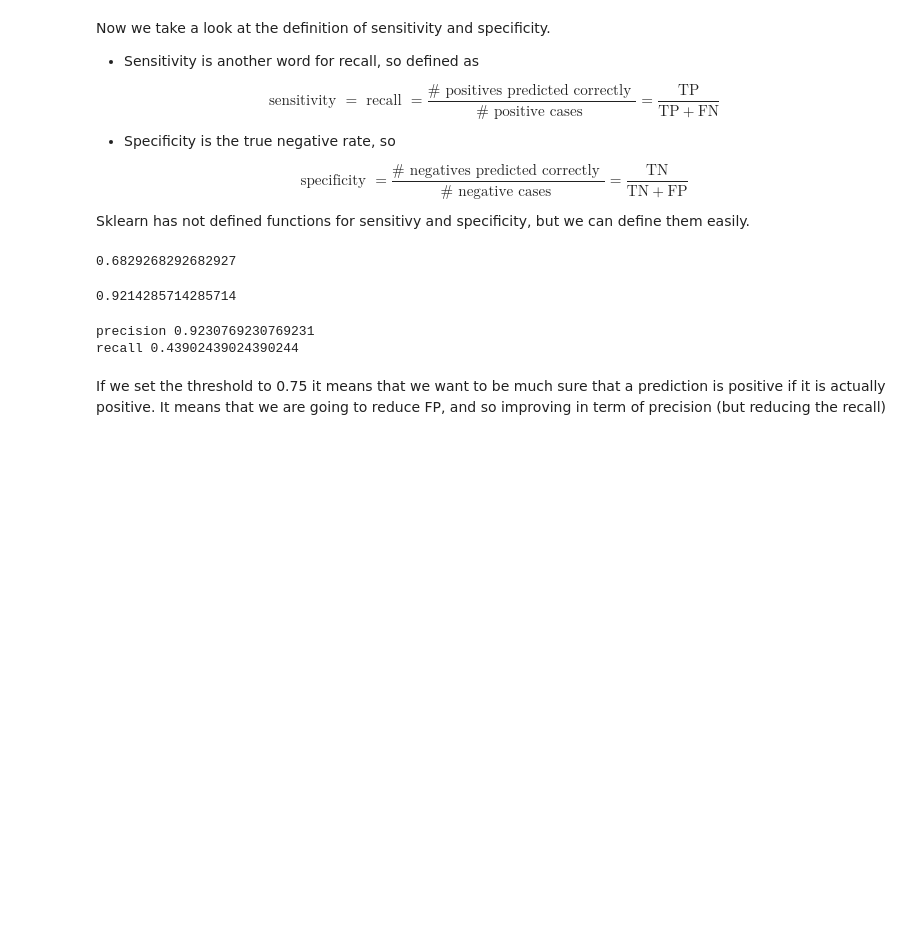
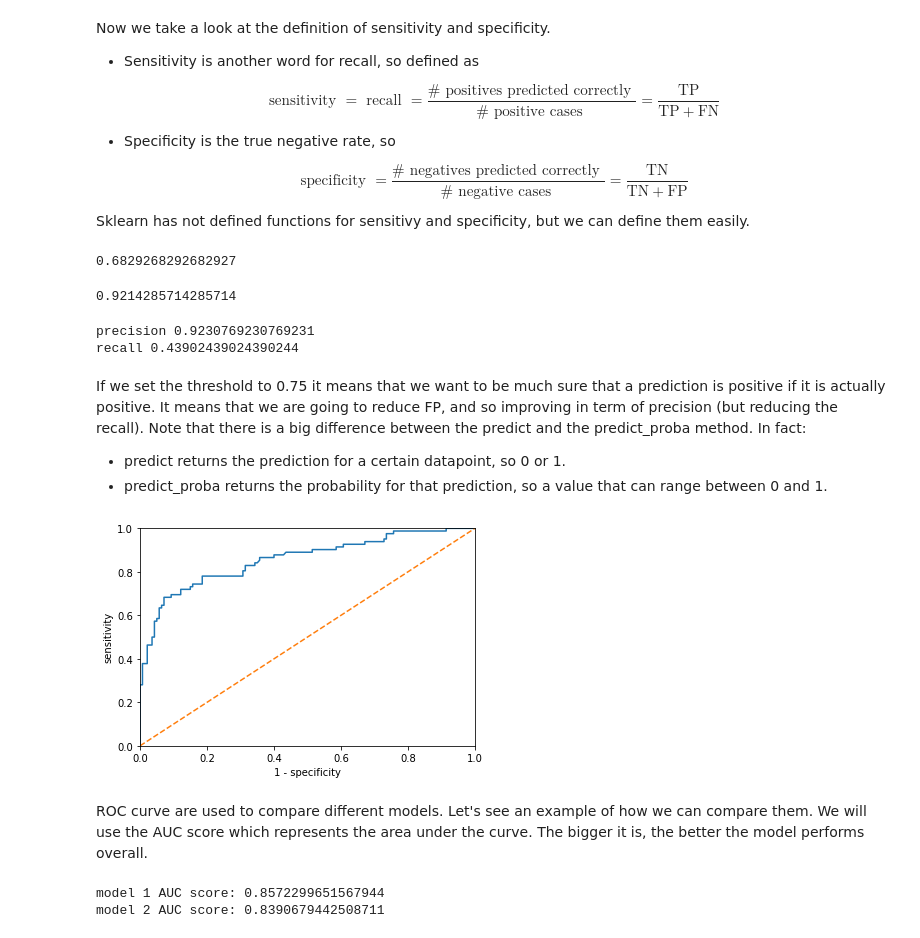
Before and after one commit to EnricoHuber/SoloLearn, a Jupyter notebook: Machine_Learning_Course.ipynb, the cells around one changed output. Cells and saved outputs as stored; diff of their text form; code cells hidden in the pictures; blank space fills up the shorter version.

```diff
--- a/Machine_Learning_Course.ipynb
+++ b/Machine_Learning_Course.ipynb
@@ -513,4 +513,42 @@ print('recall', recall_score(y_test, y_pred))
 precision 0.9230769230769231
 recall 0.43902439024390244
 # %% [markdown]
-If we set the threshold to 0.75 it means that we want to be much sure that a prediction is positive if it is actually positive. It means that we are going to reduce FP, and so improving in term of precision (but reducing the recall)
+If we set the threshold to 0.75 it means that we want to be much sure that a prediction is positive if it is actually positive. It means that we are going to reduce FP, and so improving in term of precision (but reducing the recall).
+Note that there is a big difference between the predict and the predict_proba method. In fact:
+
+
+
+*   predict returns the prediction for a certain datapoint, so 0 or 1.
+*   predict_proba returns the probability for that prediction, so a value that can range between 0 and 1.
+# %%
+# Let's build and graph a ROC Curve
+from sklearn.metrics import roc_curve
+
+y_pred_proba = model.predict_proba(X_test)
+fpr, tpr, thresholds = roc_curve(y_test, y_pred_proba[:, 1])
+
+plt.plot(fpr, tpr)
+plt.plot([0, 1], [0, 1], linestyle = '--')
+plt.xlim([0.0, 1.0])
+plt.ylim([0.0, 1.0])
+plt.xlabel('1 - specificity')
+plt.ylabel('sensitivity')
+plt.show()
+# %% [output]
+[figure, added]
+# %% [markdown]
+ROC curve are used to compare different models.
+Let's see an example of how we can compare them.
+We will use the AUC score which represents the area under the curve. The bigger it is, the better the model performs overall.
+# %%
+# Let's build another model and compare it to the previous one
+from sklearn.metrics import roc_auc_score
+
+model2 = LogisticRegression()
+model2.fit(X_train[:, 0: 2], y_train)
+y_pred_proba2 = model2.predict_proba(X_test[: , 0:2])
+print(f'model 1 AUC score: {roc_auc_score(y_test, y_pred_proba[:, 1])}')
+print(f'model 2 AUC score: {roc_auc_score(y_test, y_pred_proba2[:, 1])}')
+# %% [output]
+model 1 AUC score: 0.8572299651567944
+model 2 AUC score: 0.8390679442508711
```
